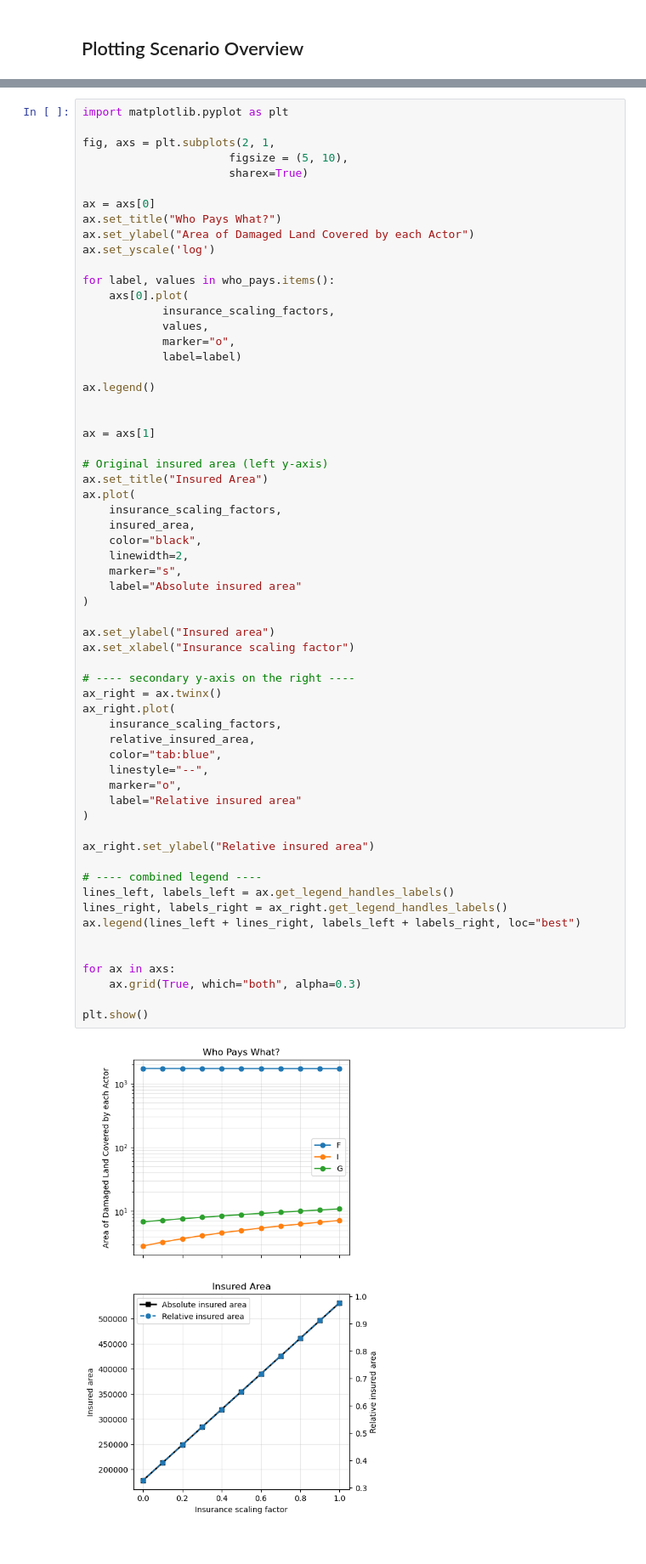
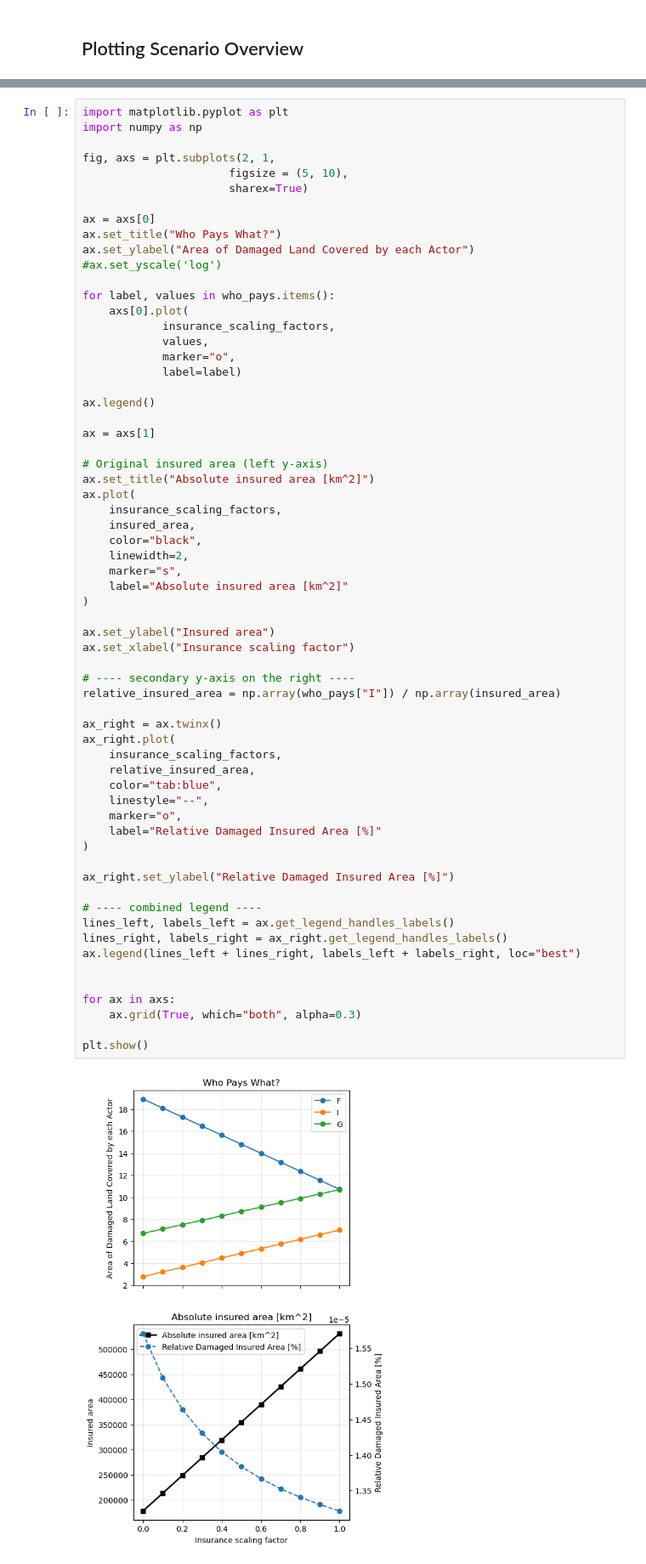
Before and after one commit to arvedluetzen/mus-climada, a Jupyter notebook: notebooks/0424_pipeline-scenarios.ipynb, the cells around one changed output, grey strips where cells are left out. Shown at 85% size. Saved outputs shown, nothing was run; the diff lists cells and outputs as text.

```diff
--- a/notebooks/0424_pipeline-scenarios.ipynb
+++ b/notebooks/0424_pipeline-scenarios.ipynb
@@ -135,5 +134,6 @@ relative_insured_area = insured_area / total_area
 # %%
 import matplotlib.pyplot as plt
+import numpy as np
 
 fig, axs = plt.subplots(2, 1,
                       figsize = (5, 10),
@@ -142,7 +142,7 @@ fig, axs = plt.subplots(2, 1,
 ax = axs[0]
 ax.set_title("Who Pays What?")
 ax.set_ylabel("Area of Damaged Land Covered by each Actor")
-ax.set_yscale('log')
+#ax.set_yscale('log')
 
 for label, values in who_pays.items():
     axs[0].plot(
@@ -153,48 +153,49 @@ for label, values in who_pays.items():
 
 ax.legend()
 
-
 ax = axs[1]
 
 # Original insured area (left y-axis)
-ax.set_title("Insured Area")
+ax.set_title("Absolute insured area [km^2]")
 ax.plot(
     insurance_scaling_factors,
     insured_area,
     color="black",
     linewidth=2,
     marker="s",
-    label="Absolute insured area"
+    label="Absolute insured area [km^2]"
 )
 
 ax.set_ylabel("Insured area")
 ax.set_xlabel("Insurance scaling factor")
 
 # ---- secondary y-axis on the right ----
+relative_insured_area = np.array(who_pays["I"]) / np.array(insured_area)
+
 ax_right = ax.twinx()
 ax_right.plot(
     insurance_scaling_factors,
     relative_insured_area,
     color="tab:blue",
     linestyle="--",
     marker="o",
-    label="Relative insured area"
+    label="Relative Damaged Insured Area [%]"
 )
 
-ax_right.set_ylabel("Relative insured area")
+ax_right.set_ylabel("Relative Damaged Insured Area [%]")
 
 # ---- combined legend ----
 lines_left, labels_left = ax.get_legend_handles_labels()
 lines_right, labels_right = ax_right.get_legend_handles_labels()
 ax.legend(lines_left + lines_right, labels_left + labels_right, loc="best")
 
 
 for ax in axs:
     ax.grid(True, which="both", alpha=0.3)
 
 plt.show()
 # %% [output]
-[figure, old version]
+[figure, new version]
 # %% [markdown]
 ## Plotting Example Scnearios
 
```
Also changed, not shown: parts of 6 cells of this notebook, 53 other files.
